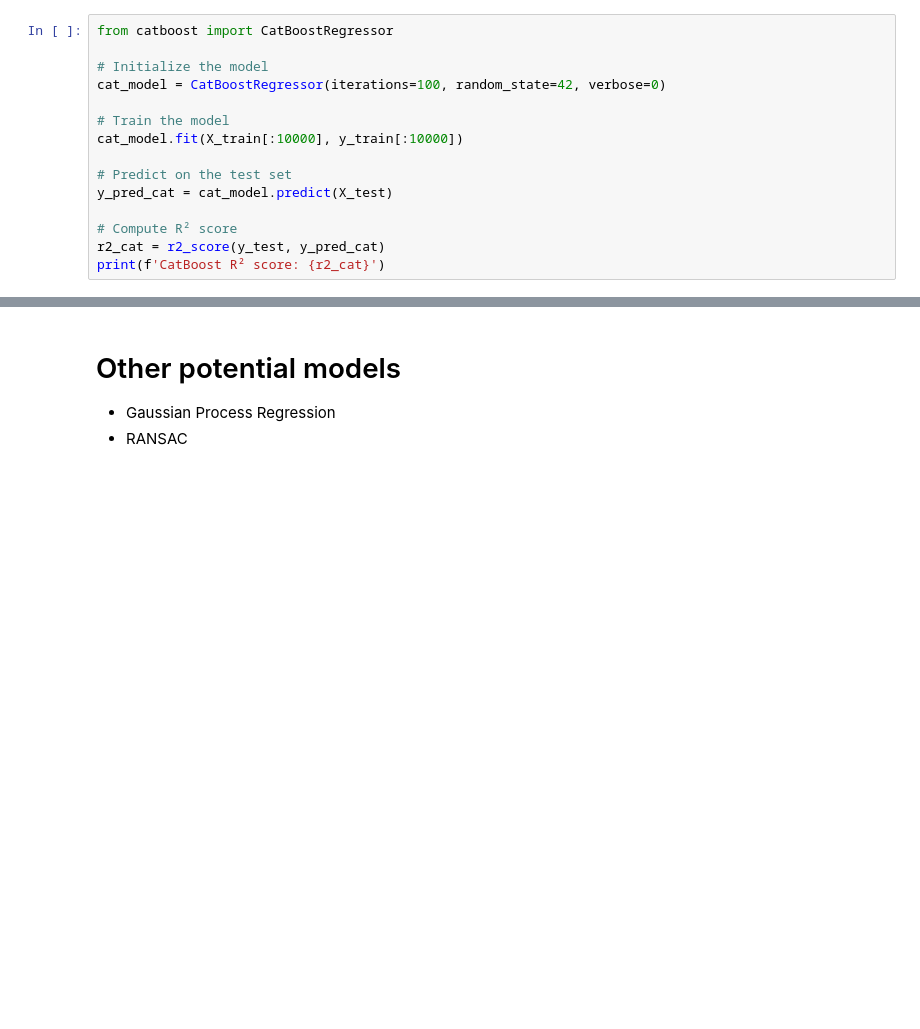
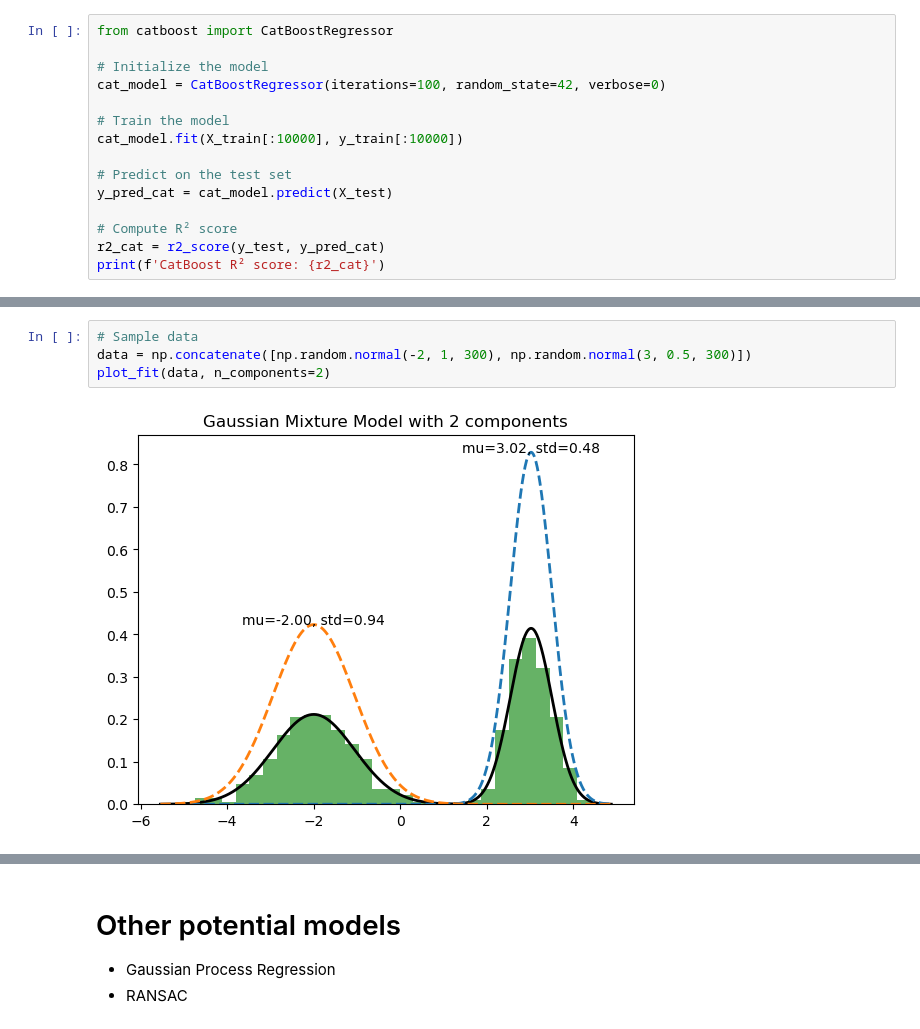
Before and after one commit to Hasosh/Hydrogen-Prediction, a Jupyter notebook: src/bagging_and_boosting.ipynb, the cells around one changed output, grey strips where cells are left out. Cells and saved outputs as stored; diff of their text form; blank space fills up the shorter version.

```diff
--- a/src/bagging_and_boosting.ipynb
+++ b/src/bagging_and_boosting.ipynb
@@ -240,0 +507,6 @@ array([[-0.23530424, -0.98650811, -0.09133349],
+# %%
+# Sample data
+data = np.concatenate([np.random.normal(-2, 1, 300), np.random.normal(3, 0.5, 300)])
+plot_fit(data, n_components=2)
+# %% [output]
+[figure, added]
```
Also changed, not shown: parts of 56 cells of this notebook.
